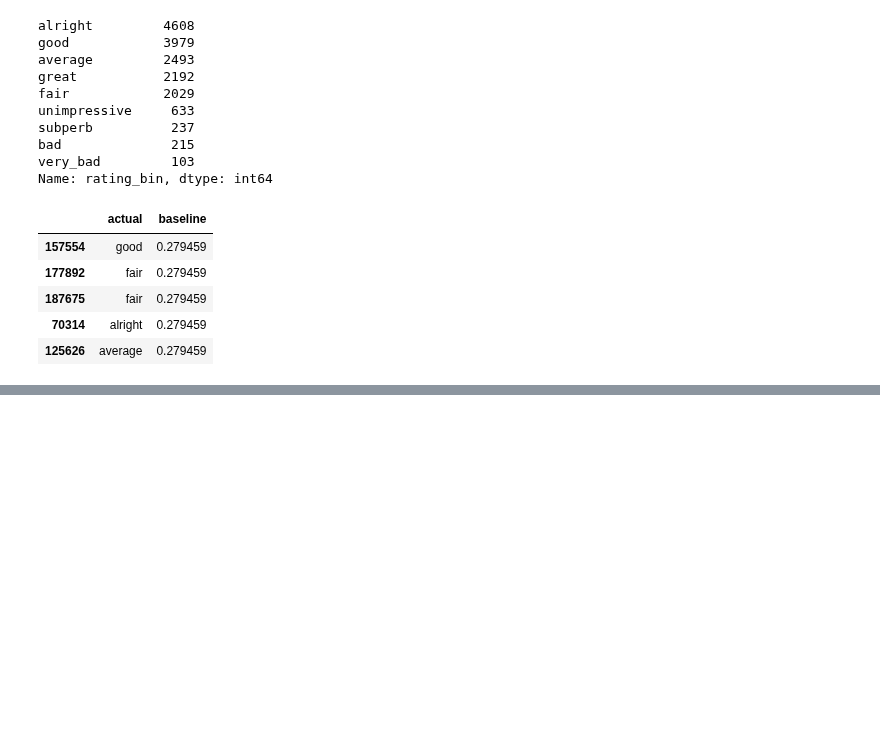
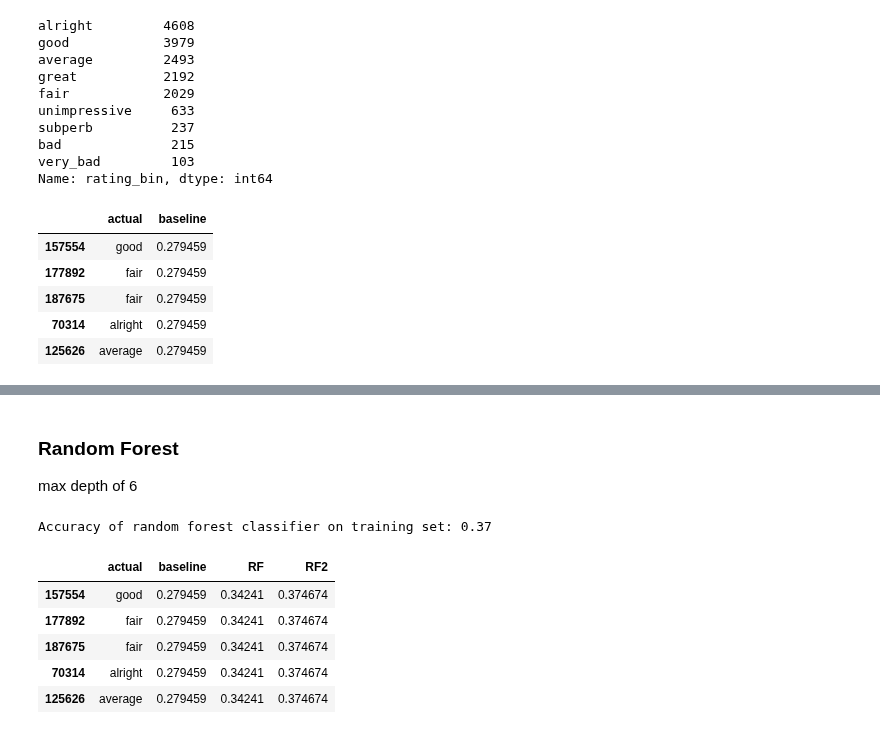
Before and after one commit to MrEnigmamgine/Videogame-Capstone_fork, a Jupyter notebook: Lindy_workbook.ipynb, the cells around one changed output, grey strips where cells are left out. Cells and saved outputs as stored; diff of their text form; code cells hidden in the pictures; blank space fills up the shorter version.

```diff
--- a/Lindy_workbook.ipynb
+++ b/Lindy_workbook.ipynb
@@ -851,7 +827,0 @@ predictions['RF'] = forest1.predict(X_train_fs)
-# %%
-# evaluate train accuracy on dt
-MSE = mean_squared_error(predictions.actual, predictions.RF)
-RMSE = math.sqrt(MSE)
-predictions['RF'] = RMSE
-print("Root Mean Square Error:\n")
-print(RMSE)
@@ -859,0 +843,2 @@ ValueError: could not convert string to float: 'good'
+# %%
+predictions['RF'] = rf.score(X_train_fs, y_train)
@@ -859,0 +854,3 @@ ValueError: could not convert string to float: 'good'
+# %% [markdown]
+### Random Forest
+max depth of 6
@@ -859,0 +865,15 @@ ValueError: could not convert string to float: 'good'
+# %%
+print('Accuracy of random forest classifier on training set: {:.2f}'
+     .format(rf2.score(X_train_fs, y_train)))
+# %% [output]
+Accuracy of random forest classifier on training set: 0.37
+# %%
+predictions['RF2'] = rf2.score(X_train_fs, y_train)
+predictions.head()
+# %% [output]
+|  | actual | baseline | RF | RF2 |
+| 157554 | good | 0.279459 | 0.34241 | 0.374674 |
+| 177892 | fair | 0.279459 | 0.34241 | 0.374674 |
+| 187675 | fair | 0.279459 | 0.34241 | 0.374674 |
+| 70314 | alright | 0.279459 | 0.34241 | 0.374674 |
+| 125626 | average | 0.279459 | 0.34241 | 0.374674 |
```
Also changed, not shown: parts of 14 cells of this notebook.
